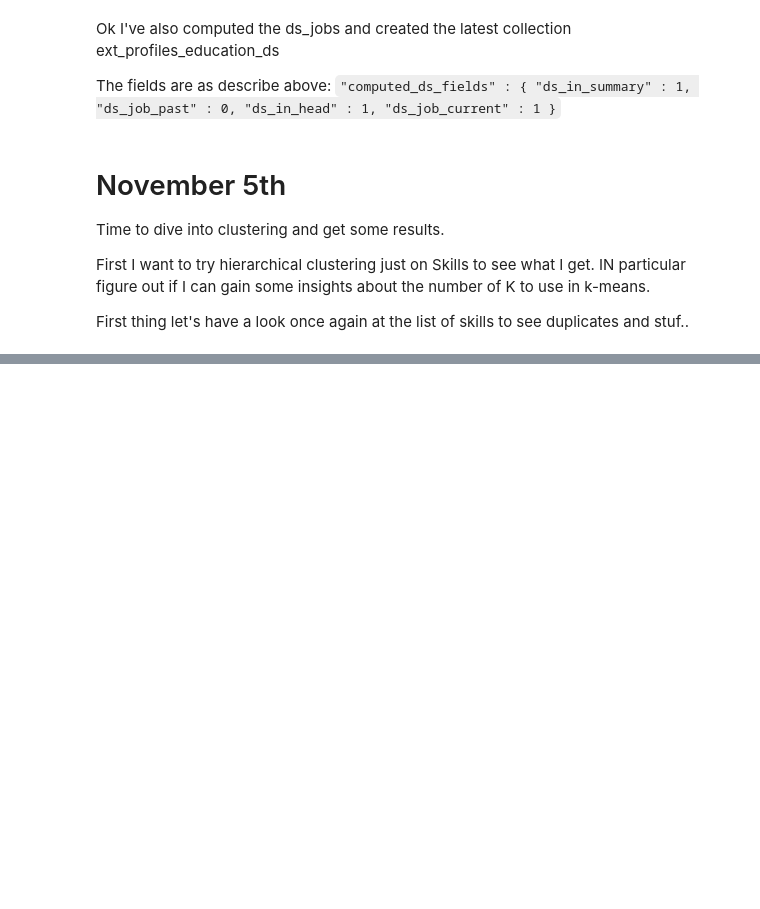
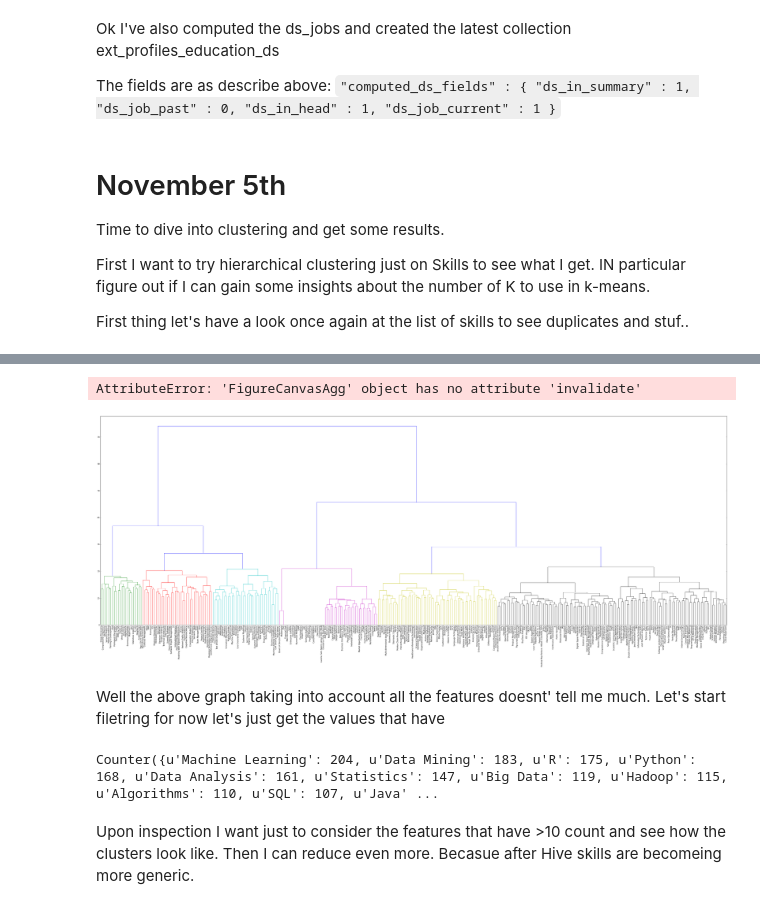
Before and after one commit to carlotorniai/Zproject, a Jupyter notebook: Descriptions of the steps.ipynb, the cells around one changed output, grey strips where cells are left out. Cells and saved outputs as stored; diff of their text form; code cells hidden in the pictures; blank space fills up the shorter version.

```diff
--- a/Descriptions of the steps.ipynb
+++ b/Descriptions of the steps.ipynb
@@ -331,0 +334,3 @@ First thing let's have a look once again at the list of skills to see duplicates
+# %%
+# Lets' read the dataframe
+df_skills = utils.readpickle('./results/skills_matrix_5112013.pkl')
@@ -331,0 +350,4 @@ First thing let's have a look once again at the list of skills to see duplicates
+# %%
+# not printed as pretty, but the values are correct
+dist_skills = squareform(pdist(df_skills, metric='euclidean'))
+print dist_skills
@@ -331,0 +365,31 @@ First thing let's have a look once again at the list of skills to see duplicates
+# %%
+
+# perform clustering and plot the dendrogram
+from scipy.cluster.hierarchy import linkage, dendrogram
+import matplotlib.pyplot as plt
+%matplotlib inline
+fig = plt.figure(figsize=(60, 20))
+
+# R = dendrogram(linkage(distance, method='complete'),  labels = corpus_titles, color_threshold=200, leaf_font_size=10)
+# Below the origina cluster interesting no doubt
+# R = dendrogram(linkage(dist_skills, method='complete'), labels = df_skills.columns, leaf_font_size=10)
+
+R = dendrogram(linkage(dist_skills, method='complete'), labels = df_skills.columns, color_threshold=22, leaf_font_size=10)
+
+plt.xlabel('Skills')
+plt.ylabel('Height')
+plt.suptitle('Cluster Dendrogram for Datascientists skills', fontweight='bold', fontsize=14);
+# %% [output]
+AttributeError: 'FigureCanvasAgg' object has no attribute 'invalidate'
+[figure, added]
+# %% [markdown]
+Well the above graph taking into account all the features doesnt' tell me much.
+Let's start filetring for now let's just get the values that have
+# %%
+#Let's get back the total occurences of skills
+Counter(skill_list)
+# %% [output]
+Counter({u'Machine Learning': 204, u'Data Mining': 183, u'R': 175, u'Python': 168, u'Data Analysis': 161, u'Statistics': 147, u'Big Data': 119, u'Hadoop': 115, u'Algorithms': 110, u'SQL': 107, u'Java' ...
+# %% [markdown]
+Upon inspection I want just to consider the features that have >10 count and see how the clusters look like. Then I can reduce even more.
+Becasue after Hive skills are becomeing more generic.
```
Also changed, not shown: parts of 20 cells of this notebook, 4 other files.
